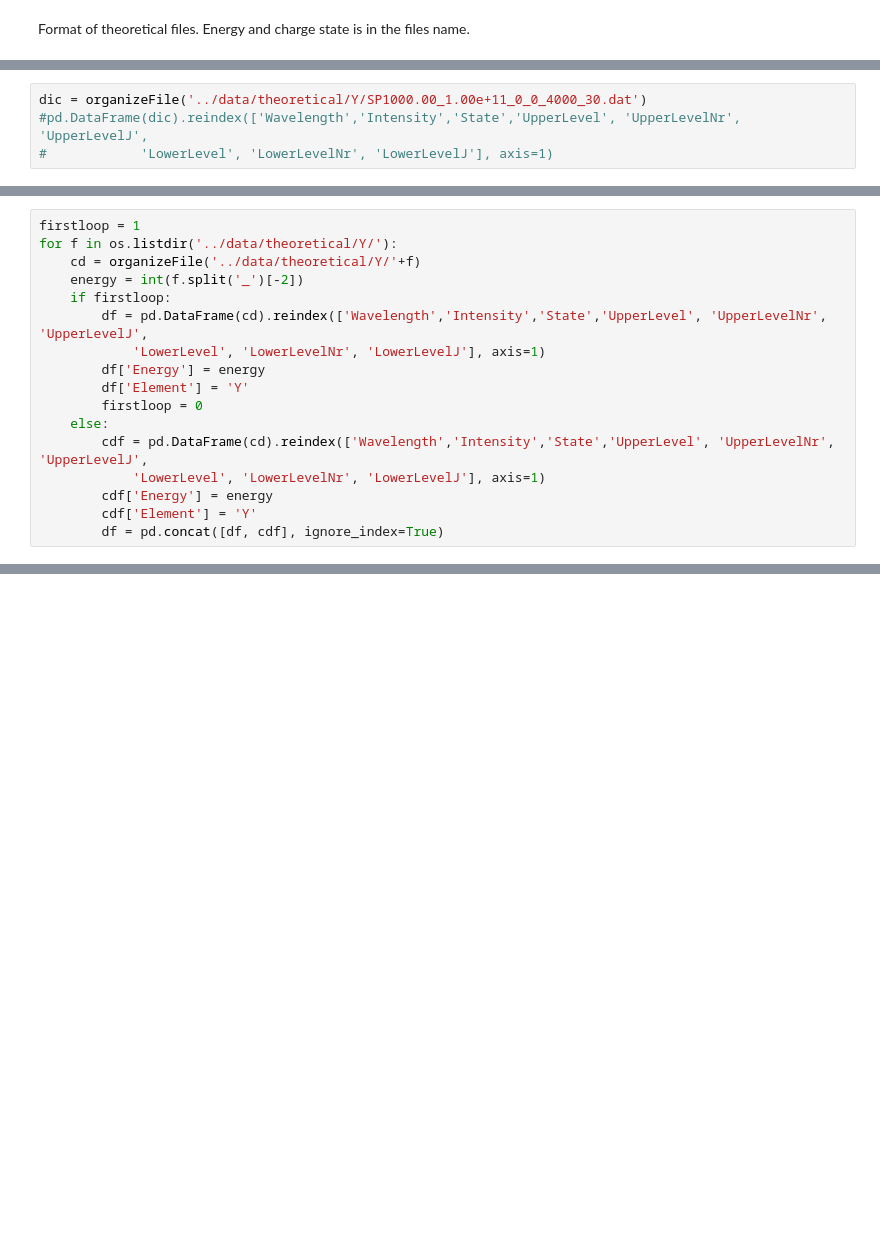
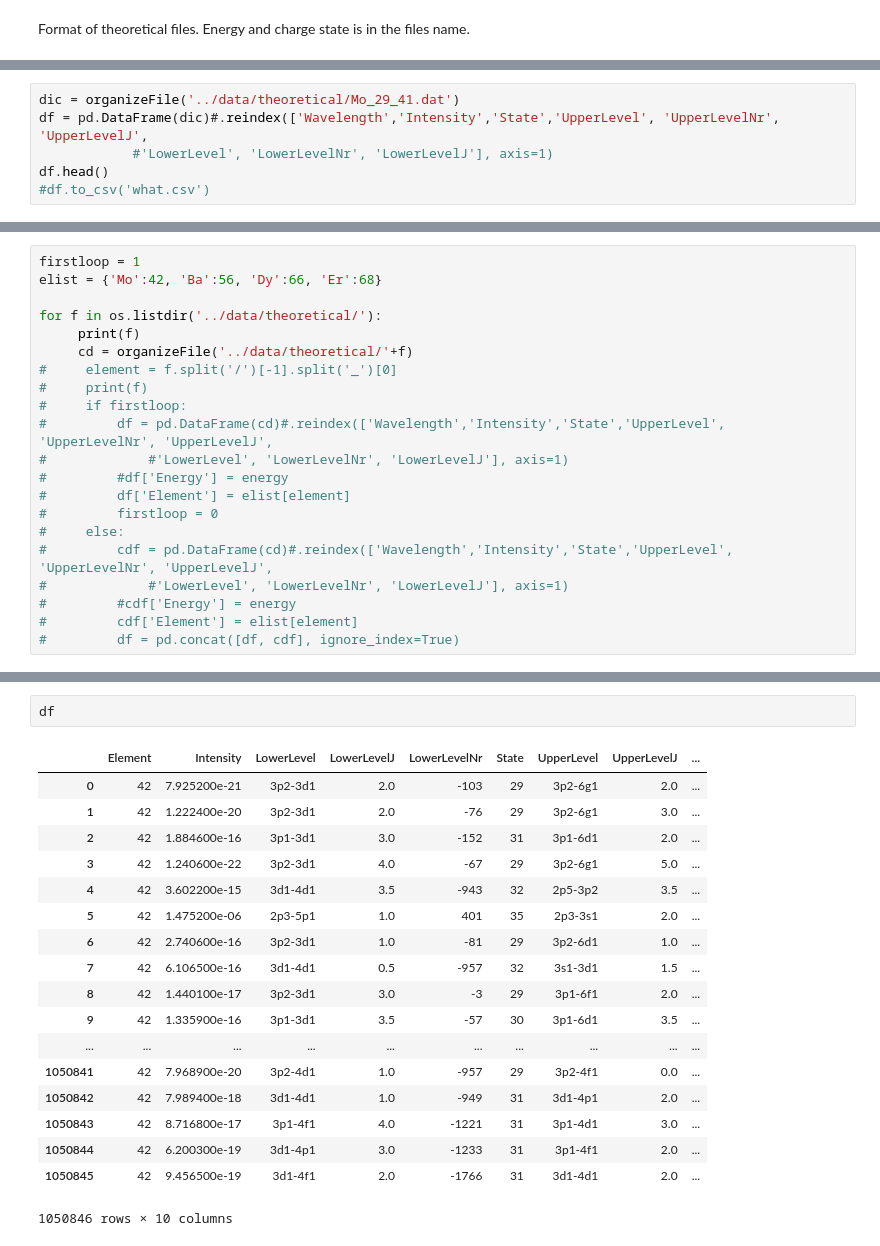
Before and after one commit to licshire/euv_spectroscopy, a Jupyter notebook: data_prep/theoretical_prep.ipynb, the cells around one changed output, grey strips where cells are left out. Cells and saved outputs as stored; diff of their text form; blank space fills up the shorter version.

Commit message:
Theoretical preperation base

```diff
--- a/data_prep/theoretical_prep.ipynb
+++ b/data_prep/theoretical_prep.ipynb
@@ -48,6 +68,8 @@ def organizeFile(fname):
             'LowerLevel':llevel, 'LowerLevelNr':llevelnr, 'LowerLevelJ':llevelJ
            }
 # %%
-dic = organizeFile('../data/theoretical/Y/SP1000.00_1.00e+11_0_0_4000_30.dat')
-#pd.DataFrame(dic).reindex(['Wavelength','Intensity','State','UpperLevel', 'UpperLevelNr', 'UpperLevelJ',
-#            'LowerLevel', 'LowerLevelNr', 'LowerLevelJ'], axis=1)
+dic = organizeFile('../data/theoretical/Mo_29_41.dat')
+df = pd.DataFrame(dic)#.reindex(['Wavelength','Intensity','State','UpperLevel', 'UpperLevelNr', 'UpperLevelJ',
+            #'LowerLevel', 'LowerLevelNr', 'LowerLevelJ'], axis=1)
+df.head()
+#df.to_csv('what.csv')
@@ -54,17 +83,21 @@ dic = organizeFile('../data/theoretical/Y/SP1000.00_1.00e+11_0_0_4000_30.dat')
 # %%
 firstloop = 1
-for f in os.listdir('../data/theoretical/Y/'):
-    cd = organizeFile('../data/theoretical/Y/'+f)
-    energy = int(f.split('_')[-2])
-    if firstloop:
-        df = pd.DataFrame(cd).reindex(['Wavelength','Intensity','State','UpperLevel', 'UpperLevelNr', 'UpperLevelJ',
-            'LowerLevel', 'LowerLevelNr', 'LowerLevelJ'], axis=1)
-        df['Energy'] = energy
-        df['Element'] = 'Y'
-        firstloop = 0
-    else:
-        cdf = pd.DataFrame(cd).reindex(['Wavelength','Intensity','State','UpperLevel', 'UpperLevelNr', 'UpperLevelJ',
-            'LowerLevel', 'LowerLevelNr', 'LowerLevelJ'], axis=1)
-        cdf['Energy'] = energy
-        cdf['Element'] = 'Y'
-        df = pd.concat([df, cdf], ignore_index=True)
+elist = {'Mo':42, 'Ba':56, 'Dy':66, 'Er':68}
+
+for f in os.listdir('../data/theoretical/'):
+     print(f)
+     cd = organizeFile('../data/theoretical/'+f)
+#     element = f.split('/')[-1].split('_')[0]
+#     print(f)
+#     if firstloop:
+#         df = pd.DataFrame(cd)#.reindex(['Wavelength','Intensity','State','UpperLevel', 'UpperLevelNr', 'UpperLevelJ',
+#             #'LowerLevel', 'LowerLevelNr', 'LowerLevelJ'], axis=1)
+#         #df['Energy'] = energy
+#         df['Element'] = elist[element]
+#         firstloop = 0
+#     else:
+#         cdf = pd.DataFrame(cd)#.reindex(['Wavelength','Intensity','State','UpperLevel', 'UpperLevelNr', 'UpperLevelJ',
+#             #'LowerLevel', 'LowerLevelNr', 'LowerLevelJ'], axis=1)
+#         #cdf['Energy'] = energy
+#         cdf['Element'] = elist[element]
+#         df = pd.concat([df, cdf], ignore_index=True)
@@ -91,0 +111,21 @@ df[df.State==34]
+# %%
+df
+# %% [output]
+|  | Element | Intensity | LowerLevel | LowerLevelJ | LowerLevelNr | State | UpperLevel | UpperLevelJ | ... |
+| 0 | 42 | 7.925200e-21 | 3p2-3d1 | 2.0 | -103 | 29 | 3p2-6g1 | 2.0 | ... |
+| 1 | 42 | 1.222400e-20 | 3p2-3d1 | 2.0 | -76 | 29 | 3p2-6g1 | 3.0 | ... |
+| 2 | 42 | 1.884600e-16 | 3p1-3d1 | 3.0 | -152 | 31 | 3p1-6d1 | 2.0 | ... |
+| 3 | 42 | 1.240600e-22 | 3p2-3d1 | 4.0 | -67 | 29 | 3p2-6g1 | 5.0 | ... |
+| 4 | 42 | 3.602200e-15 | 3d1-4d1 | 3.5 | -943 | 32 | 2p5-3p2 | 3.5 | ... |
+| 5 | 42 | 1.475200e-06 | 2p3-5p1 | 1.0 | 401 | 35 | 2p3-3s1 | 2.0 | ... |
+| 6 | 42 | 2.740600e-16 | 3p2-3d1 | 1.0 | -81 | 29 | 3p2-6d1 | 1.0 | ... |
+| 7 | 42 | 6.106500e-16 | 3d1-4d1 | 0.5 | -957 | 32 | 3s1-3d1 | 1.5 | ... |
+| 8 | 42 | 1.440100e-17 | 3p2-3d1 | 3.0 | -3 | 29 | 3p1-6f1 | 2.0 | ... |
+| 9 | 42 | 1.335900e-16 | 3p1-3d1 | 3.5 | -57 | 30 | 3p1-6d1 | 3.5 | ... |
+| ... | ... | ... | ... | ... | ... | ... | ... | ... | ... |
+| 1050841 | 42 | 7.968900e-20 | 3p2-4d1 | 1.0 | -957 | 29 | 3p2-4f1 | 0.0 | ... |
+| 1050842 | 42 | 7.989400e-18 | 3d1-4d1 | 1.0 | -949 | 31 | 3d1-4p1 | 2.0 | ... |
+| 1050843 | 42 | 8.716800e-17 | 3p1-4f1 | 4.0 | -1221 | 31 | 3p1-4d1 | 3.0 | ... |
+| 1050844 | 42 | 6.200300e-19 | 3d1-4p1 | 3.0 | -1233 | 31 | 3p1-4f1 | 2.0 | ... |
+| 1050845 | 42 | 9.456500e-19 | 3d1-4f1 | 2.0 | -1766 | 31 | 3d1-4d1 | 2.0 | ... |
+1050846 rows × 10 columns
```
Also changed, not shown: parts of 7 cells of this notebook.
